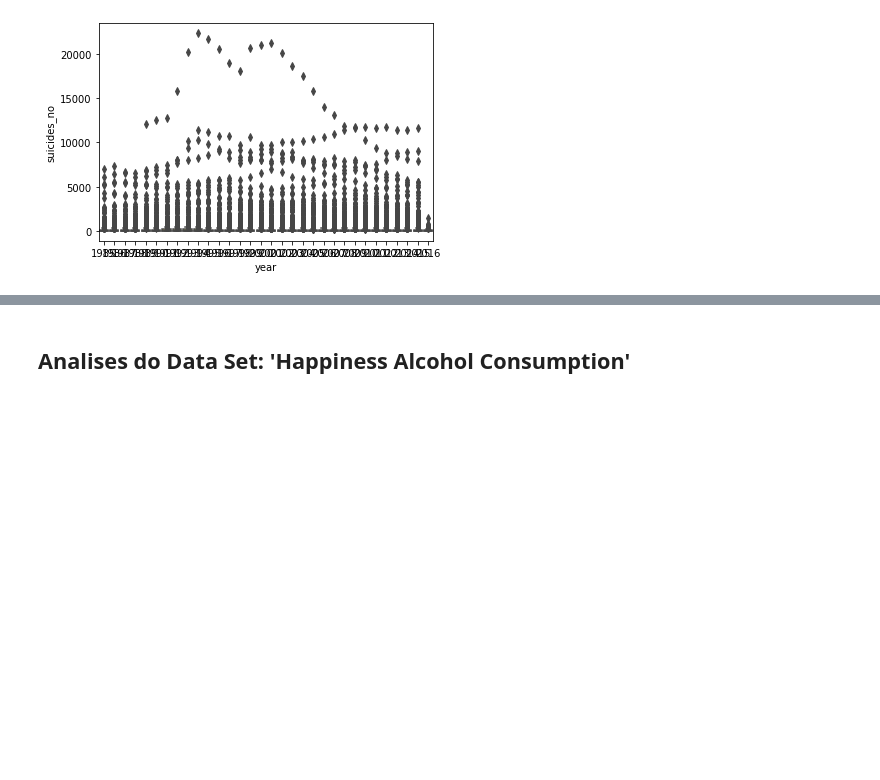
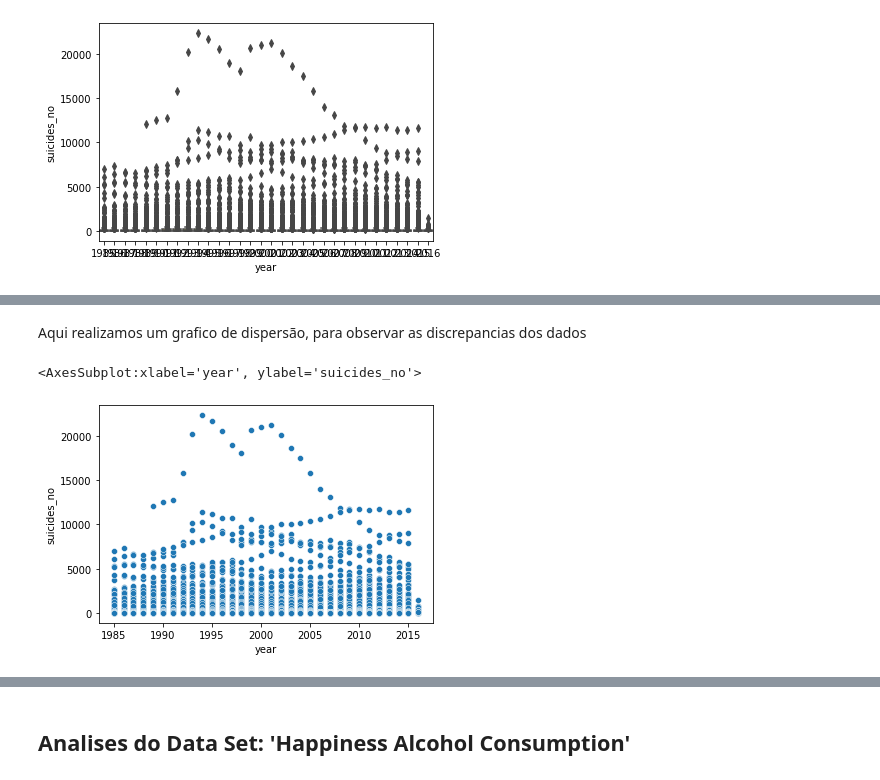
Before and after one commit to DevNataneto/ProjetoCDIA, a Jupyter notebook: analises.ipynb, the cells around one changed output, grey strips where cells are left out. Cells and saved outputs as stored; diff of their text form; code cells hidden in the pictures; blank space fills up the shorter version.

```diff
--- a/analises.ipynb
+++ b/analises.ipynb
@@ -63,0 +42,7 @@ sns.boxplot(y = suicides_no, x = suicides_year)
+# %% [markdown]
+Aqui realizamos um grafico de dispersão, para observar as discrepancias dos dados
+# %%
+sns.scatterplot(x = suicide_df['year'], y = suicide_df['suicides_no'])
+# %% [output]
+<AxesSubplot:xlabel='year', ylabel='suicides_no'>
+[figure, added]
```
Also changed, not shown: parts of 14 cells of this notebook.
